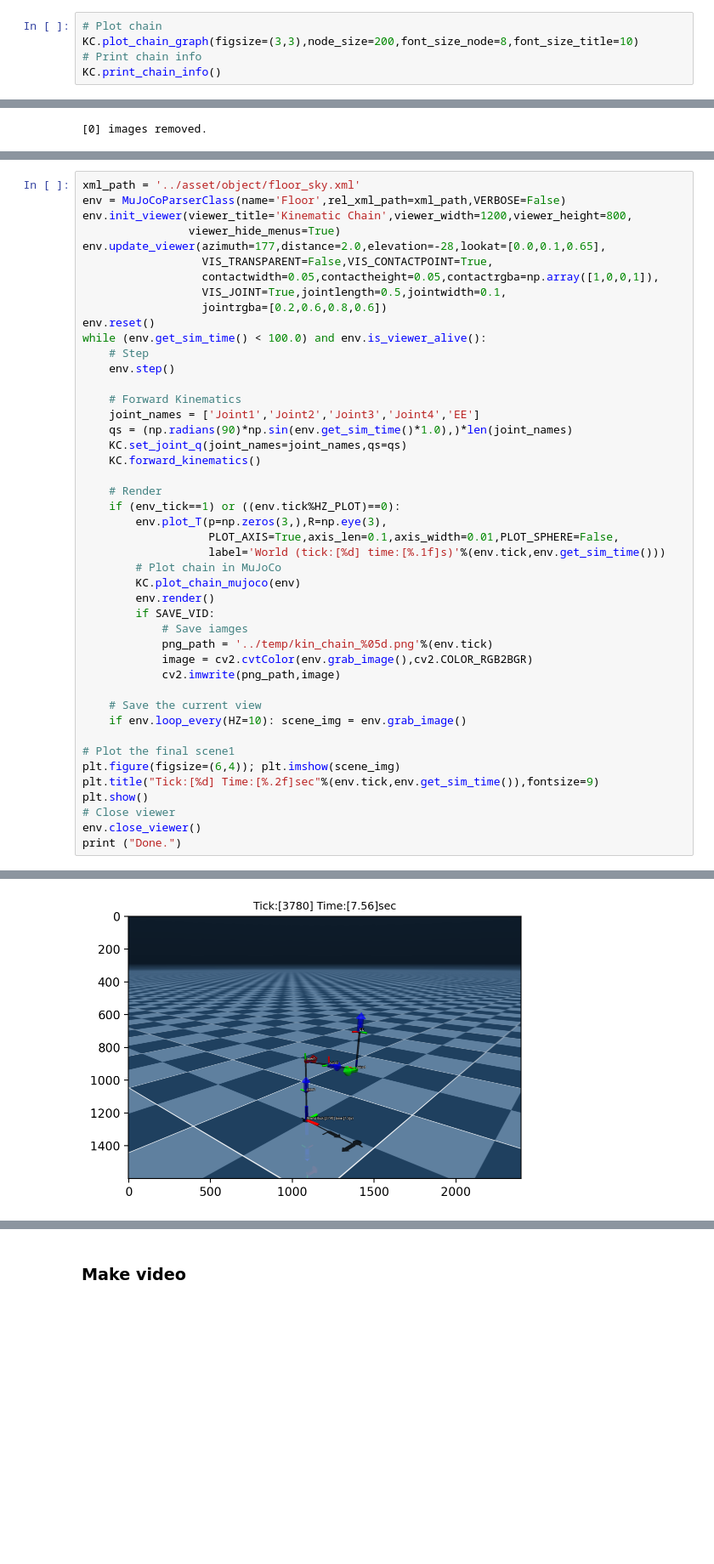
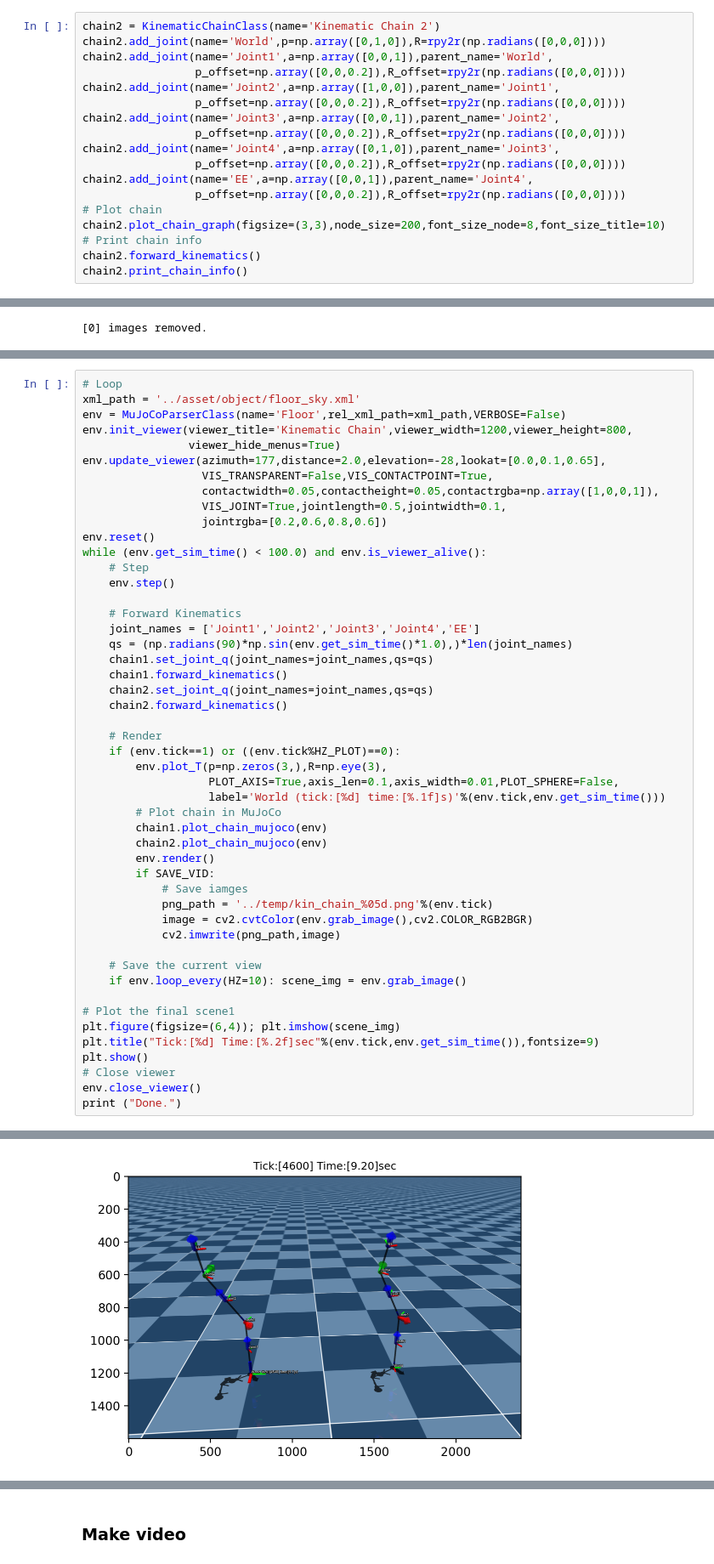
Before and after one commit to sjchoi86/yet-another-mujoco-tutorial-v3, a Jupyter notebook: code/demo_unit_02_kinematic_chain.ipynb, the cells around one changed output, grey strips where cells are left out. Shown at 85% size. Drawn from its saved outputs; the diff is of its cells as text; blank space fills up the shorter version.

```diff
--- a/code/demo_unit_02_kinematic_chain.ipynb
+++ b/code/demo_unit_02_kinematic_chain.ipynb
@@ -35,6 +48,19 @@ KC.add_joint(name='EE',a=np.array([0,0,1]),parent_name='Joint4',
 # %%
+chain2 = KinematicChainClass(name='Kinematic Chain 2')
+chain2.add_joint(name='World',p=np.array([0,1,0]),R=rpy2r(np.radians([0,0,0])))
+chain2.add_joint(name='Joint1',a=np.array([0,0,1]),parent_name='World',
+                 p_offset=np.array([0,0,0.2]),R_offset=rpy2r(np.radians([0,0,0])))
+chain2.add_joint(name='Joint2',a=np.array([1,0,0]),parent_name='Joint1',
+                 p_offset=np.array([0,0,0.2]),R_offset=rpy2r(np.radians([0,0,0])))
+chain2.add_joint(name='Joint3',a=np.array([0,0,1]),parent_name='Joint2',
+                 p_offset=np.array([0,0,0.2]),R_offset=rpy2r(np.radians([0,0,0])))
+chain2.add_joint(name='Joint4',a=np.array([0,1,0]),parent_name='Joint3',
+                 p_offset=np.array([0,0,0.2]),R_offset=rpy2r(np.radians([0,0,0])))
+chain2.add_joint(name='EE',a=np.array([0,0,1]),parent_name='Joint4',
+                 p_offset=np.array([0,0,0.2]),R_offset=rpy2r(np.radians([0,0,0])))
 # Plot chain
-KC.plot_chain_graph(figsize=(3,3),node_size=200,font_size_node=8,font_size_title=10)
+chain2.plot_chain_graph(figsize=(3,3),node_size=200,font_size_node=8,font_size_title=10)
 # Print chain info
-KC.print_chain_info()
+chain2.forward_kinematics()
+chain2.print_chain_info()
 # %% [output]
@@ -61,4 +91,5 @@ SAVE_VID = True
 # %%
+# Loop
 xml_path = '../asset/object/floor_sky.xml'
 env = MuJoCoParserClass(name='Floor',rel_xml_path=xml_path,VERBOSE=False)
 env.init_viewer(viewer_title='Kinematic Chain',viewer_width=1200,viewer_height=800,
@@ -75,38 +106,41 @@ while (env.get_sim_time() < 100.0) and env.is_viewer_alive():
 
     # Forward Kinematics
     joint_names = ['Joint1','Joint2','Joint3','Joint4','EE']
     qs = (np.radians(90)*np.sin(env.get_sim_time()*1.0),)*len(joint_names)
-    KC.set_joint_q(joint_names=joint_names,qs=qs)
-    KC.forward_kinematics()
+    chain1.set_joint_q(joint_names=joint_names,qs=qs)
+    chain1.forward_kinematics()
+    chain2.set_joint_q(joint_names=joint_names,qs=qs)
+    chain2.forward_kinematics()
 
     # Render
-    if (env_tick==1) or ((env.tick%HZ_PLOT)==0):
+    if (env.tick==1) or ((env.tick%HZ_PLOT)==0):
         env.plot_T(p=np.zeros(3,),R=np.eye(3),
                    PLOT_AXIS=True,axis_len=0.1,axis_width=0.01,PLOT_SPHERE=False,
                    label='World (tick:[%d] time:[%.1f]s)'%(env.tick,env.get_sim_time()))
         # Plot chain in MuJoCo
-        KC.plot_chain_mujoco(env)
+        chain1.plot_chain_mujoco(env)
+        chain2.plot_chain_mujoco(env)
         env.render()
         if SAVE_VID:
             # Save iamges
             png_path = '../temp/kin_chain_%05d.png'%(env.tick)
             image = cv2.cvtColor(env.grab_image(),cv2.COLOR_RGB2BGR)
             cv2.imwrite(png_path,image)
 
     # Save the current view
     if env.loop_every(HZ=10): scene_img = env.grab_image()
 
 # Plot the final scene1
 plt.figure(figsize=(6,4)); plt.imshow(scene_img)
 plt.title("Tick:[%d] Time:[%.2f]sec"%(env.tick,env.get_sim_time()),fontsize=9)
 plt.show()
 # Close viewer
 env.close_viewer()
 print ("Done.")
 # %% [output]
 Pressed ESC
 Quitting.
-[figure, old version]
+[figure, new version]
 Done.
 # %% [markdown]
 ### Make video
```
Also changed, not shown: parts of 5 cells of this notebook.
